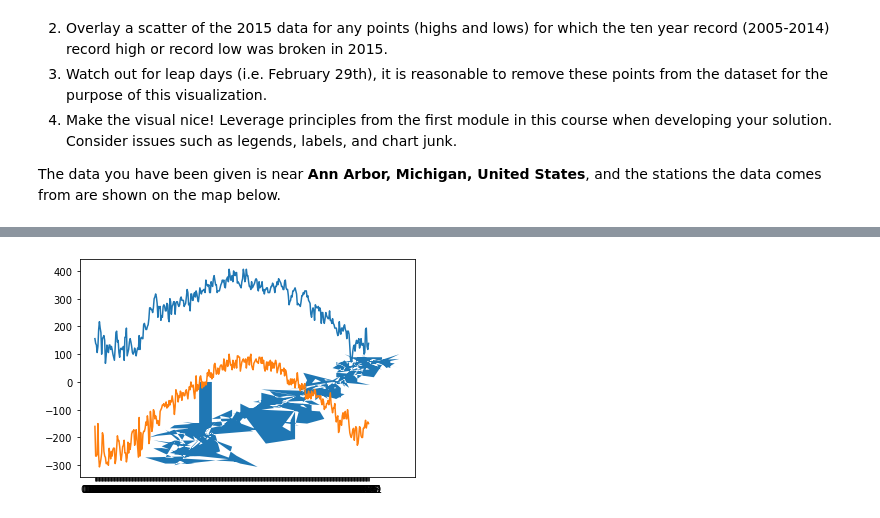
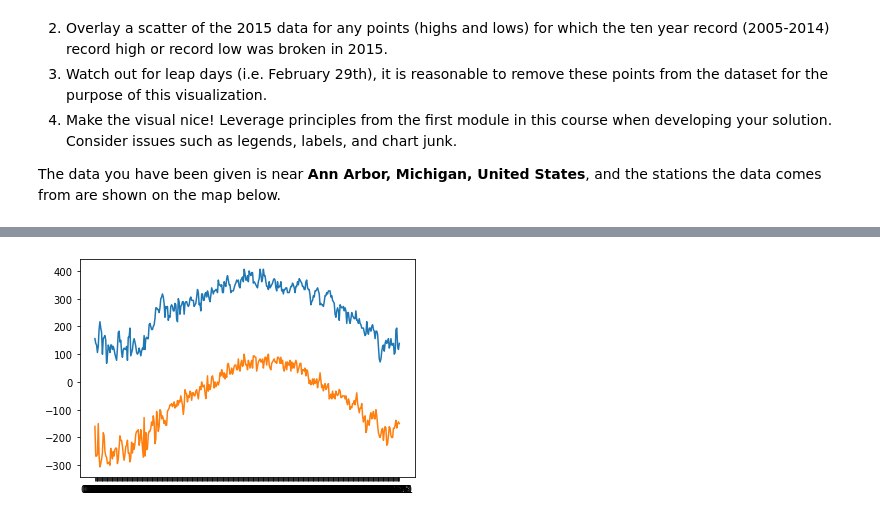
Before and after one commit to EpicureanHeron/courseraAppliedDataSci, a Jupyter notebook: 01_applied_plotting_charting_data_rep/Assignment2.ipynb, the cells around one changed output, grey strips where cells are left out. Saved outputs shown, nothing was run; the diff lists cells and outputs as text; code cells hidden in the pictures.

Commit message:
got the 2015 data set as necessary

```diff
--- a/01_applied_plotting_charting_data_rep/Assignment2.ipynb
+++ b/01_applied_plotting_charting_data_rep/Assignment2.ipynb
@@ -28,6 +28,7 @@ The data you have been given is near **Ann Arbor, Michigan, United States**, and
 import matplotlib.pyplot as plt
 import mplleaflet
 import pandas as pd
+import numpy as np
 
 # data/C2A2_data/BinnedCsvs_d400/fb441e62df2d58994928907a91895ec62c2c42e6cd075c2700843b89.csv
 
@@ -50,37 +51,67 @@ def leaflet_plot_stations(binsize, hashid):
 # leaflet_plot_stations(400,'fb441e62df2d58994928907a91895ec62c2c42e6cd075c2700843b89')
 
 
-def first_step():
+def create_graph():
+    # Loads NCEI Data
     ncei_df = pd.read_csv('data/C2A2_data/BinnedCsvs_d400/fb441e62df2d58994928907a91895ec62c2c42e6cd075c2700843b89.csv')
-#     not positive that the df2, which is coming from a different data source, is ONLY the necessary data as it ish ould be limited by the ID which is the weather station ID
+
     ncei_df =  ncei_df.sort_values(by='Date', ascending=True)
 
-    # createa new column which is just month and day by using a lambda to splice the last 5 of the Date column
+    # create a new column which is just month and day by using a lambda to splice the last 5 of the Date column
     ncei_df['Month Day'] =  ncei_df.Date.apply(lambda x: x[-5:])
 
     # only dates before 1/1/2015
+
     pre_2015_ncei_df = ncei_df[ncei_df['Date'] < '2015-01-01']
 
+    # data set for maximum values grouped by month day column
+    pre_2015_max_df =  pd.DataFrame(pre_2015_ncei_df.groupby(['Month Day'])['Data_Value'].max())
 
-    pre_2015_ncei_df['Month Day'] =  pre_2015_ncei_df.Date.apply(lambda x: x[-5:])
-
-
-    pre_2015_max_set =  pre_2015_ncei_df.groupby(['Month Day'])['Data_Value'].max()
-
-    pre_2015_min_set =  pre_2015_ncei_df.groupby(['Month Day'])['Data_Value'].min()
-
-    _2015_ncei_df = ncei_df[ncei_df['Date'] >= '2015-01-01']
-    plt.figure()
-    plt.plot(pre_2015_max_set, '-', pre_2015_min_set, '-')
-#     plt.fill_between(pre_2015_max_set, pre_2015_min_set)
+     # data set for min values grouped by month day column
+    pre_2015_min_df =  pd.DataFrame(pre_2015_ncei_df.groupby(['Month Day'])['Data_Value'].min())
 
 
 
-#     pre_2015_ncei_df.grou
+    # dataframe for values that occured on or after 1/1/2015
+    scatter_2015_ncei_df = ncei_df[ncei_df['Date'] >= '2015-01-01']
 
-#     return  pre_2015_min_set
+    # create two new dataframes, min and max grouped by month day based on the data_value
+    scatter_2015_min_df = pd.DataFrame(scatter_2015_ncei_df.groupby(['Month Day'])['Data_Value'].min())
+    scatter_2015_max_df = pd.DataFrame(scatter_2015_ncei_df.groupby(['Month Day'])['Data_Value'].max())
 
-first_step()
+    # merge the two sets into one
+
+    merged_2015_df = pd.merge(scatter_2015_min_df, scatter_2015_max_df, left_index=True, right_index=True, how='inner')
+    # relabel the columns
+    merged_2015_df.columns =  ['2015 Min', '2015 Max']
+    # create the pre 2015 data into a similair data set
+    pre_2015_merged_df = pd.merge(pre_2015_min_df, pre_2015_max_df, left_index=True, right_index=True, how='inner')
+
+    pre_2015_merged_df.columns = ['Pre 2015 Min', 'Pre 2015 Max']
+
+
+    pre_and_2015_merged_df = pd.merge(merged_2015_df,pre_2015_merged_df, left_index=True, right_index=True, how='inner')
+
+#     df['que'] = df.apply(lambda x : x['one'] if x['one'] >= x['two'] and x['one'] <= x['three'] else "", axis=1)
+
+    # using numpy compare the two columns
+    pre_and_2015_merged_df["2015 min less"] = np.where(pre_and_2015_merged_df['2015 Min'] < pre_and_2015_merged_df['Pre 2015 Min'], True, False)
+
+    pre_and_2015_merged_df["2015 max more"] = np.where(pre_and_2015_merged_df['2015 Max'] > pre_and_2015_merged_df['Pre 2015 Max'], True, False)
+
+#     higher_max_2015 = (pre_and_2015_merged_df['2015 max more'] == True)
+    higher_max_2015_df = pre_and_2015_merged_df[pre_and_2015_merged_df['2015 max more'] == True]
+    higher_max_2015_df = higher_max_2015_df['2015 Max']
+
+    higher_min_2015_df = pre_and_2015_merged_df[pre_and_2015_merged_df['2015 min less'] == True]
+    higher_min_2015_df = higher_min_2015_df['2015 Min']
+#     new_df = pd.DataFrame(scatter_2015_min_set)
+    # create the plot figure
+    plt.figure()
+    # maps the pre_min and pre_max as two lines
+    plt.plot(pre_2015_max_df, '-', pre_2015_min_df, '-')
+    return higher_min_2015_df
+create_graph()
 #     Read the documentation and familiarize yourself
 #     with the dataset, then write some python code which
 #     returns a line graph of the record high and record low
@@ -95 +139 @@ See the caveats in the documentation: http://pandas.pydata.org/pandas-docs/stabl
-[figure, old version]
+[figure, new version]
```
Also changed, not shown: parts of 1 cell of this notebook, 3 other files.
